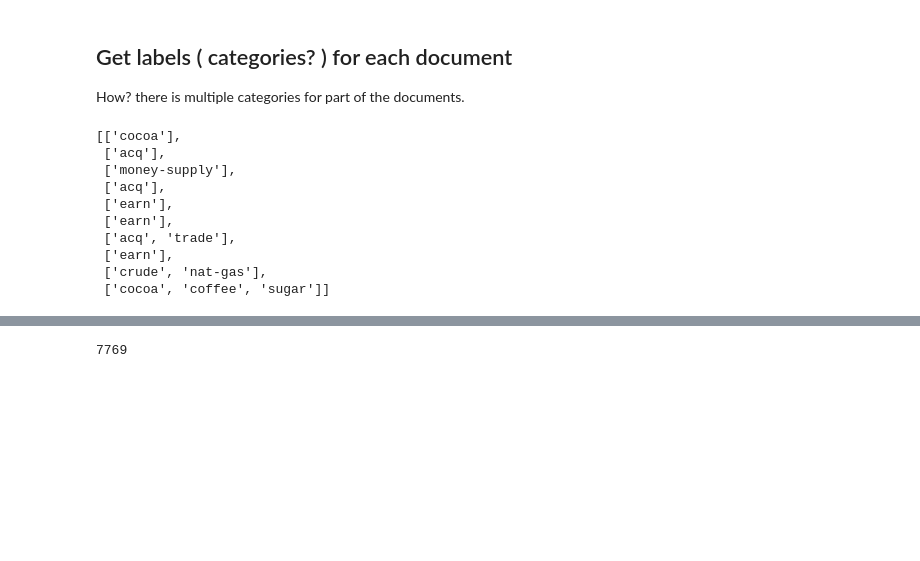
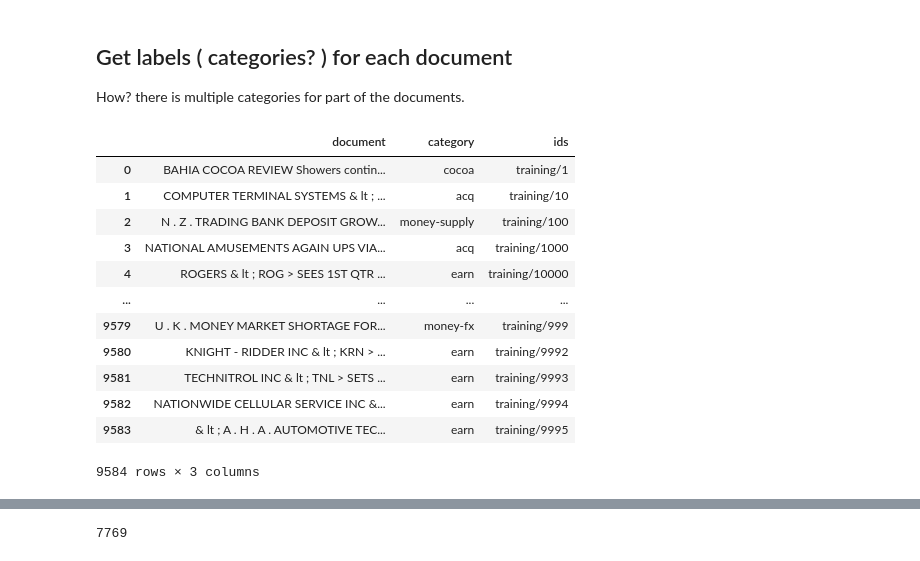
Before and after one commit to JoonasAN/NLP-and-Text-Mining-Project, a Jupyter notebook: project.ipynb, the cells around one changed output, grey strips where cells are left out. Cells and saved outputs as stored; diff of their text form; code cells hidden in the pictures; blank space fills up the shorter version.

Commit message:
Made Dataframes so we see structure better

```diff
--- a/project.ipynb
+++ b/project.ipynb
@@ -124,23 +125,37 @@ train_corpus = [" ".join([t for t in reuters.words(train_doc[t])]) for t in rang
 # %% [markdown]
 ## Get labels ( categories? ) for each document
 How? there is multiple categories for part of the documents.
-# %%
-cats = []
-#doc = []
-for i in train_doc:
-    #print(i)
-    cats.append(reuters.categories(i))
-#    doc.append(reuters.raw(i))
-
-cats[0:10]
-# %% [output]
-[['cocoa'],
- ['acq'],
- ['money-supply'],
- ['acq'],
- ['earn'],
- ['earn'],
- ['acq', 'trade'],
- ['earn'],
- ['crude', 'nat-gas'],
- ['cocoa', 'coffee', 'sugar']]
+# %%
+
+def create_df(data):
+    """Create DataFrames to visualise data a bit and duplicate multi-categorial documents so that they have just one category but appear multiple times.
+    - data: list of documents (e.g. train and test data)"""
+    docs=[]
+    for ids in data:
+        cats = reuters.categories(ids) # At each iteration we retrieve categories of an id
+        doc = " ".join(reuters.words(ids))  # join words from each document
+        for cat in cats:
+            docs.append((doc, cat, ids)) # These documents are appended as a tuple (document, category, ids) in the list
+
+    df=pd.DataFrame(docs, columns=['document', 'category','ids']) #The data frame is created using the generated tuple.
+
+    #df # check dataframe
+    return df
+
+# train_df["ids"].duplicated().value_counts() # checks how many duplicates because of categories
+# %%
+create_df(train_doc)
+# %% [output]
+|  | document | category | ids |
+| 0 | BAHIA COCOA REVIEW Showers contin... | cocoa | training/1 |
+| 1 | COMPUTER TERMINAL SYSTEMS & lt ; ... | acq | training/10 |
+| 2 | N . Z . TRADING BANK DEPOSIT GROW... | money-supply | training/100 |
+| 3 | NATIONAL AMUSEMENTS AGAIN UPS VIA... | acq | training/1000 |
+| 4 | ROGERS & lt ; ROG > SEES 1ST QTR ... | earn | training/10000 |
+| ... | ... | ... | ... |
+| 9579 | U . K . MONEY MARKET SHORTAGE FOR... | money-fx | training/999 |
+| 9580 | KNIGHT - RIDDER INC & lt ; KRN > ... | earn | training/9992 |
+| 9581 | TECHNITROL INC & lt ; TNL > SETS ... | earn | training/9993 |
+| 9582 | NATIONWIDE CELLULAR SERVICE INC &... | earn | training/9994 |
+| 9583 | & lt ; A . H . A . AUTOMOTIVE TEC... | earn | training/9995 |
+9584 rows × 3 columns
```
Also changed, not shown: parts of 5 cells of this notebook.
